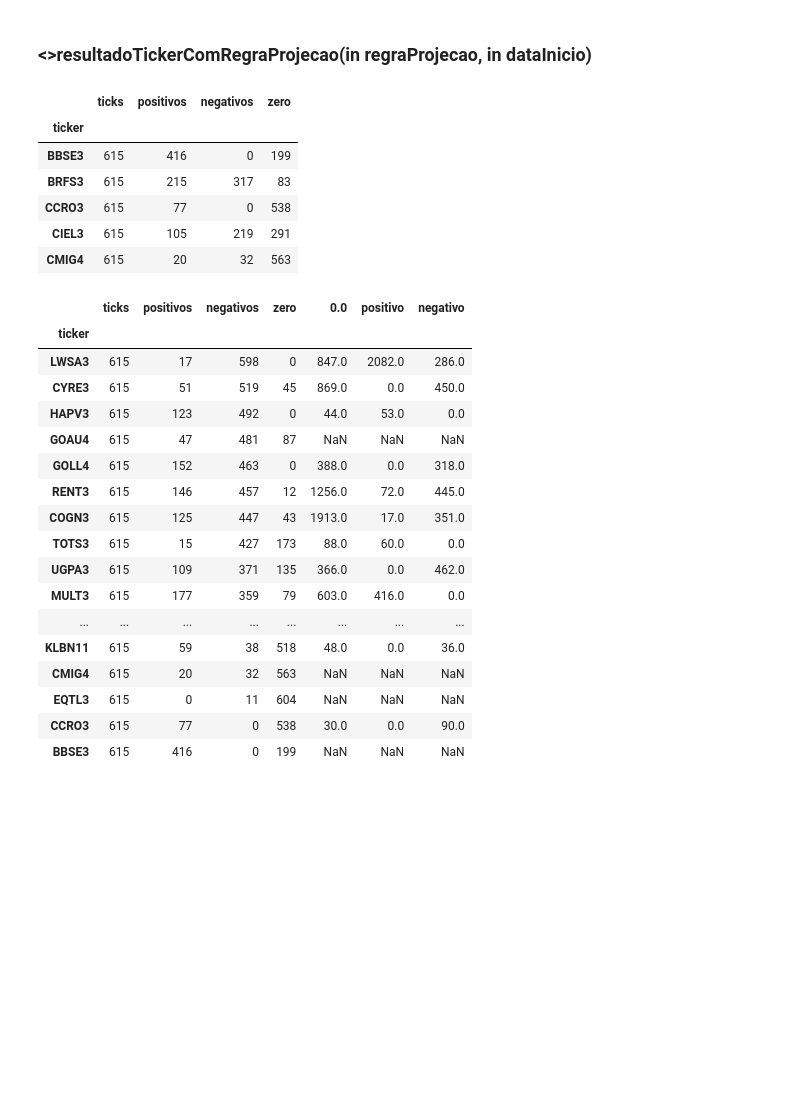
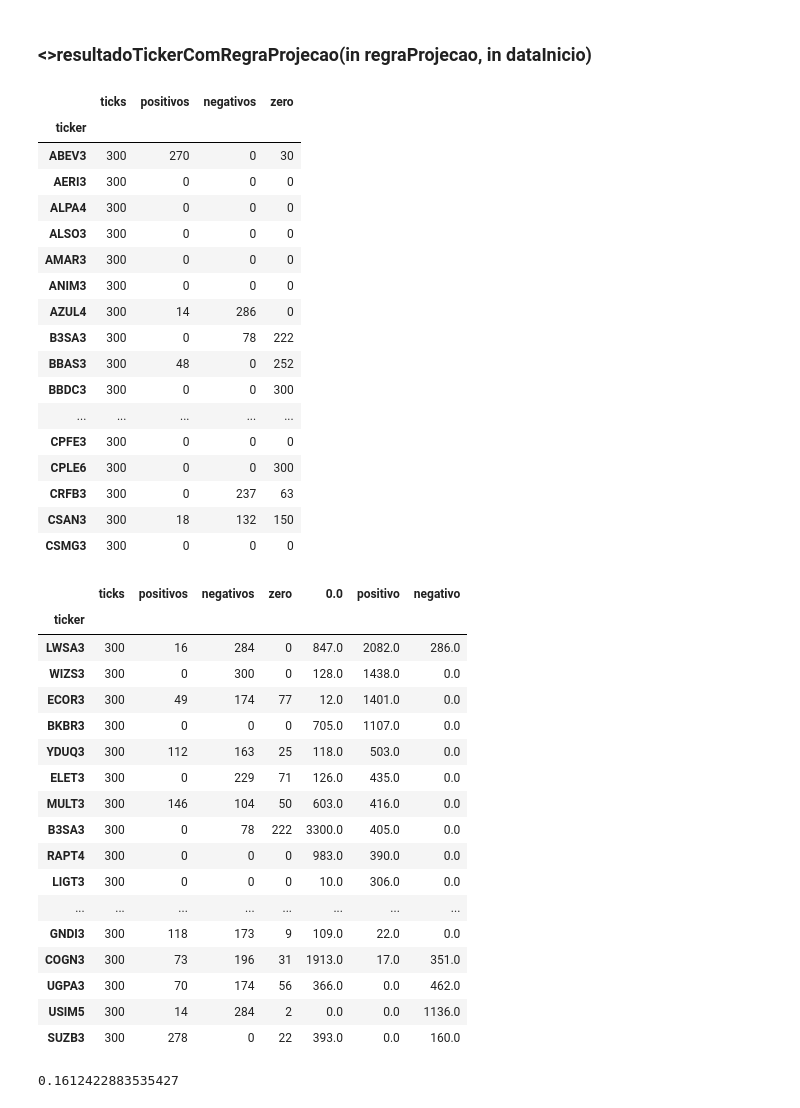
Before and after one commit to paulofor/Jupyter-Espaco01, a Jupyter notebook: Validador/Apoio do Papel.ipynb, the cells around one changed output. Saved outputs shown, nothing was run; the diff lists cells and outputs as text; code cells hidden in the pictures; blank space fills up the shorter version.

```diff
--- a/Validador/Apoio do Papel.ipynb
+++ b/Validador/Apoio do Papel.ipynb
@@ -108,42 +108,59 @@ dfBom.head(25)
 # %% [markdown]
 ### <<dataframe>>resultadoTickerComRegraProjecao(in regraProjecao, in dataInicio)
 # %%
-url2 = "http://vps-40d69db1.vps.ovh.ca:22001/api/RegraProjecaos/tickerPerformance?dataNumInicio=20210901&dataNumFinal=20211030&grupoAcao=Neg-25-02&codigoRegra=1"
+url2 = "http://vps-40d69db1.vps.ovh.ca:22001/api/RegraProjecaos/tickerPerformance?dataNumInicio=20211001&dataNumFinal=20211030&grupoAcao=Neg-100&codigoRegra=1"
 # %%
 r = requests.get(url2)
 j = r.json()
 df2 = pd.DataFrame.from_dict(j)
 df2.set_index('ticker', inplace=True)
 # %%
-df2.head()
+df2.head(30)
 # %% [output]
 |  | ticks | positivos | negativos | zero |
 | ticker |  |  |  |  |
-| BBSE3 | 615 | 416 | 0 | 199 |
-| BRFS3 | 615 | 215 | 317 | 83 |
-| CCRO3 | 615 | 77 | 0 | 538 |
-| CIEL3 | 615 | 105 | 219 | 291 |
-| CMIG4 | 615 | 20 | 32 | 563 |
+| ABEV3 | 300 | 270 | 0 | 30 |
+| AERI3 | 300 | 0 | 0 | 0 |
+| ALPA4 | 300 | 0 | 0 | 0 |
+| ALSO3 | 300 | 0 | 0 | 0 |
+| AMAR3 | 300 | 0 | 0 | 0 |
+| ANIM3 | 300 | 0 | 0 | 0 |
+| AZUL4 | 300 | 14 | 286 | 0 |
+| B3SA3 | 300 | 0 | 78 | 222 |
+| BBAS3 | 300 | 48 | 0 | 252 |
+| BBDC3 | 300 | 0 | 0 | 300 |
+| ... | ... | ... | ... | ... |
+| CPFE3 | 300 | 0 | 0 | 0 |
+| CPLE6 | 300 | 0 | 0 | 300 |
+| CRFB3 | 300 | 0 | 237 | 63 |
+| CSAN3 | 300 | 18 | 132 | 150 |
+| CSMG3 | 300 | 0 | 0 | 0 |
 # %%
 dfjoin = df2.join(dfTicker2)
 # %%
-dfjoin.sort_values(by = 'negativos', ascending = False)
+dfVendas = dfjoin.sort_values(by = 'positivo', ascending = False)
-# %% [output]
-|  | ticks | positivos | negativos | zero | 0.0 | positivo | negativo |
-| ticker |  |  |  |  |  |  |  |
-| LWSA3 | 615 | 17 | 598 | 0 | 847.0 | 2082.0 | 286.0 |
-| CYRE3 | 615 | 51 | 519 | 45 | 869.0 | 0.0 | 450.0 |
-| HAPV3 | 615 | 123 | 492 | 0 | 44.0 | 53.0 | 0.0 |
-| GOAU4 | 615 | 47 | 481 | 87 | NaN | NaN | NaN |
-| GOLL4 | 615 | 152 | 463 | 0 | 388.0 | 0.0 | 318.0 |
-| RENT3 | 615 | 146 | 457 | 12 | 1256.0 | 72.0 | 445.0 |
-| COGN3 | 615 | 125 | 447 | 43 | 1913.0 | 17.0 | 351.0 |
-| TOTS3 | 615 | 15 | 427 | 173 | 88.0 | 60.0 | 0.0 |
-| UGPA3 | 615 | 109 | 371 | 135 | 366.0 | 0.0 | 462.0 |
-| MULT3 | 615 | 177 | 359 | 79 | 603.0 | 416.0 | 0.0 |
-| ... | ... | ... | ... | ... | ... | ... | ... |
-| KLBN11 | 615 | 59 | 38 | 518 | 48.0 | 0.0 | 36.0 |
-| CMIG4 | 615 | 20 | 32 | 563 | NaN | NaN | NaN |
-| EQTL3 | 615 | 0 | 11 | 604 | NaN | NaN | NaN |
-| CCRO3 | 615 | 77 | 0 | 538 | 30.0 | 0.0 | 90.0 |
-| BBSE3 | 615 | 416 | 0 | 199 | NaN | NaN | NaN |
+# %%
+dfVendas.head(30)
+# %% [output]
+|  | ticks | positivos | negativos | zero | 0.0 | positivo | negativo |
+| ticker |  |  |  |  |  |  |  |
+| LWSA3 | 300 | 16 | 284 | 0 | 847.0 | 2082.0 | 286.0 |
+| WIZS3 | 300 | 0 | 300 | 0 | 128.0 | 1438.0 | 0.0 |
+| ECOR3 | 300 | 49 | 174 | 77 | 12.0 | 1401.0 | 0.0 |
+| BKBR3 | 300 | 0 | 0 | 0 | 705.0 | 1107.0 | 0.0 |
+| YDUQ3 | 300 | 112 | 163 | 25 | 118.0 | 503.0 | 0.0 |
+| ELET3 | 300 | 0 | 229 | 71 | 126.0 | 435.0 | 0.0 |
+| MULT3 | 300 | 146 | 104 | 50 | 603.0 | 416.0 | 0.0 |
+| B3SA3 | 300 | 0 | 78 | 222 | 3300.0 | 405.0 | 0.0 |
+| RAPT4 | 300 | 0 | 0 | 0 | 983.0 | 390.0 | 0.0 |
+| LIGT3 | 300 | 0 | 0 | 0 | 10.0 | 306.0 | 0.0 |
+| ... | ... | ... | ... | ... | ... | ... | ... |
+| GNDI3 | 300 | 118 | 173 | 9 | 109.0 | 22.0 | 0.0 |
+| COGN3 | 300 | 73 | 196 | 31 | 1913.0 | 17.0 | 351.0 |
+| UGPA3 | 300 | 70 | 174 | 56 | 366.0 | 0.0 | 462.0 |
+| USIM5 | 300 | 14 | 284 | 2 | 0.0 | 0.0 | 1136.0 |
+| SUZB3 | 300 | 278 | 0 | 22 | 393.0 | 0.0 | 160.0 |
+# %%
+dfVendas['negativos'].corr(dfVendas['positivo'])
+# %% [output]
+0.1612422883535427
```
Also changed, not shown: parts of 4 cells of this notebook, 2 other files.
